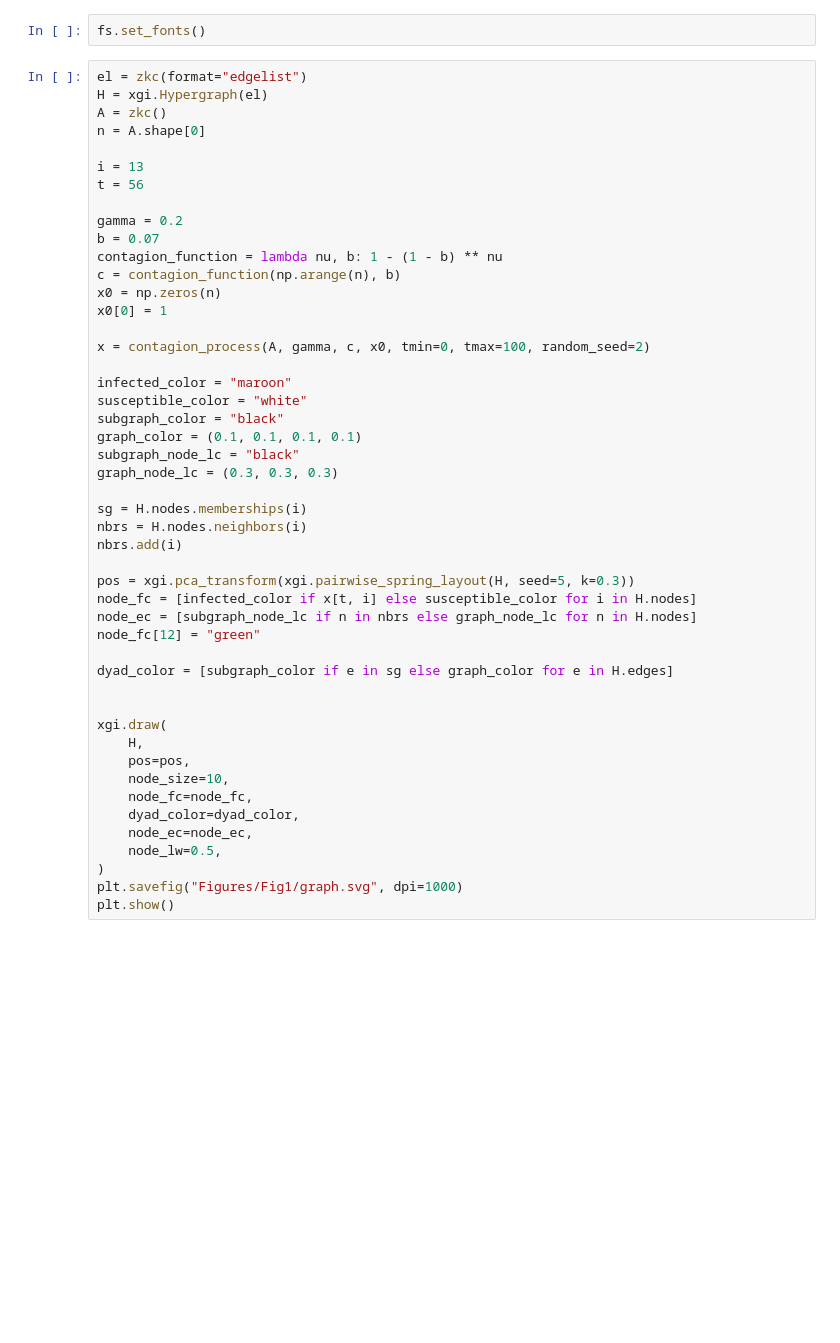
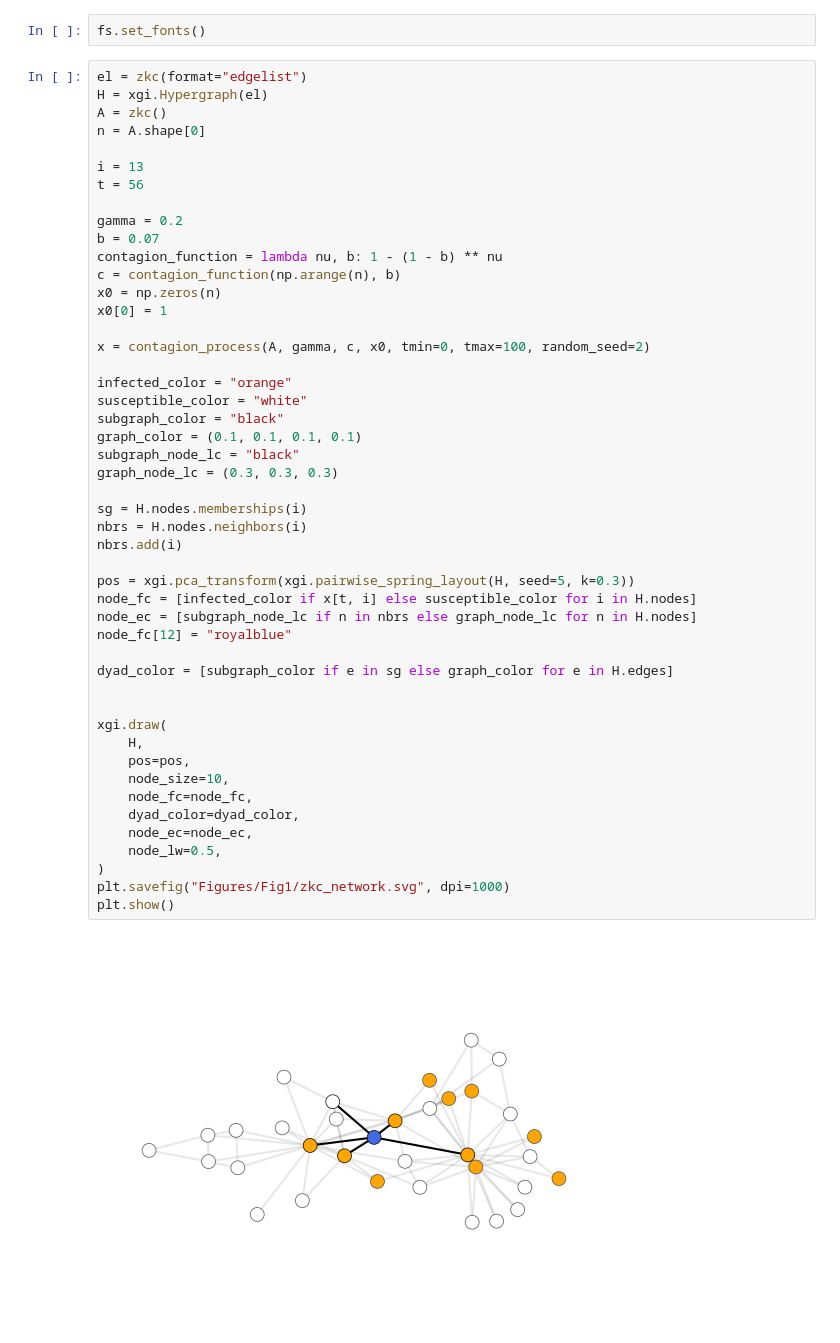
Before and after one commit to nwlandry/complex-network-reconstruction, a Jupyter notebook: plot_fig1.ipynb, the cells around one changed output. Drawn from its saved outputs; the diff is of its cells as text; blank space fills up the shorter version.

```diff
--- a/plot_fig1.ipynb
+++ b/plot_fig1.ipynb
@@ -35,36 +35,38 @@ x0[0] = 1
 
 x = contagion_process(A, gamma, c, x0, tmin=0, tmax=100, random_seed=2)
 
-infected_color = "maroon"
+infected_color = "orange"
 susceptible_color = "white"
 subgraph_color = "black"
 graph_color = (0.1, 0.1, 0.1, 0.1)
 subgraph_node_lc = "black"
 graph_node_lc = (0.3, 0.3, 0.3)
 
 sg = H.nodes.memberships(i)
 nbrs = H.nodes.neighbors(i)
 nbrs.add(i)
 
 pos = xgi.pca_transform(xgi.pairwise_spring_layout(H, seed=5, k=0.3))
 node_fc = [infected_color if x[t, i] else susceptible_color for i in H.nodes]
 node_ec = [subgraph_node_lc if n in nbrs else graph_node_lc for n in H.nodes]
-node_fc[12] = "green"
+node_fc[12] = "royalblue"
 
 dyad_color = [subgraph_color if e in sg else graph_color for e in H.edges]
 
 
 xgi.draw(
     H,
     pos=pos,
     node_size=10,
     node_fc=node_fc,
     dyad_color=dyad_color,
     node_ec=node_ec,
     node_lw=0.5,
 )
-plt.savefig("Figures/Fig1/graph.svg", dpi=1000)
+plt.savefig("Figures/Fig1/zkc_network.svg", dpi=1000)
 plt.show()
+# %% [output]
+[figure, added]
 # %%
 plt.imshow(x.T, cmap=cm.Greys, vmin=0, vmax=1, interpolation="none")
 plt.yticks([0, 10, 20, 30])
```
Also changed, not shown: parts of 5 cells of this notebook, 27 other files.
